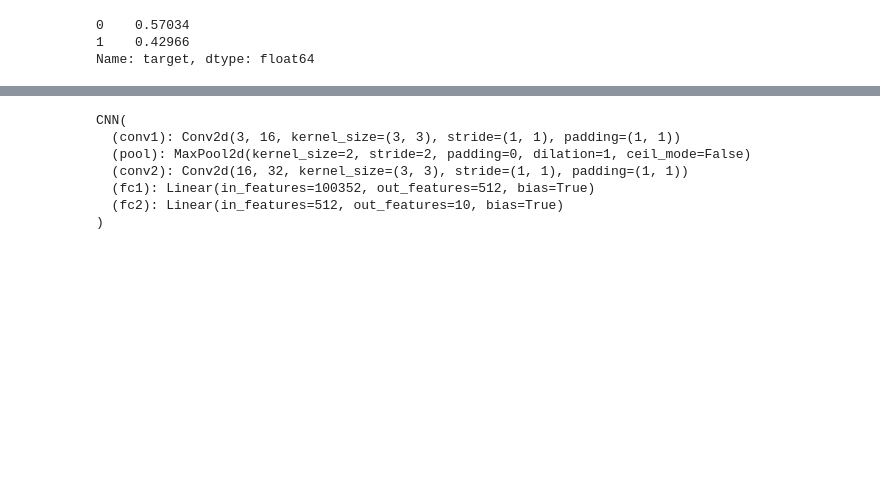
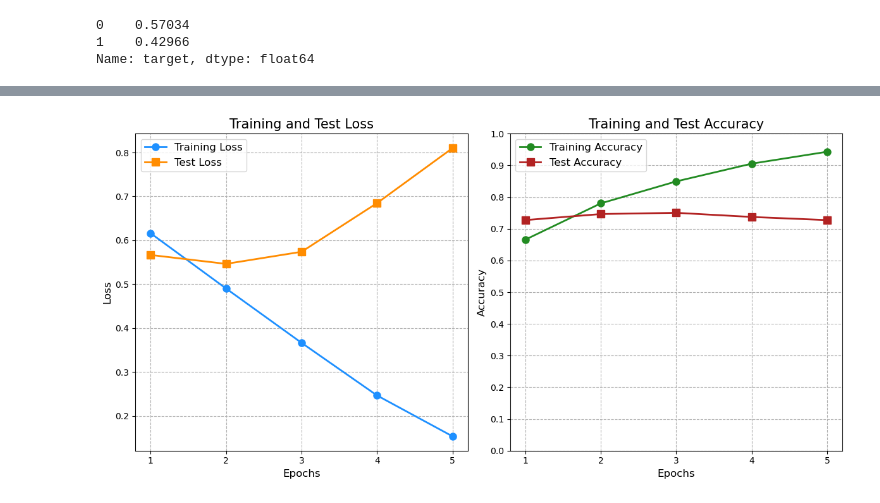
Before and after one commit to sinanuozdemir/oreilly-pytorch-dl, a Jupyter notebook: notebooks/2_rnn_and_cnn.ipynb, the cells around one changed output, grey strips where cells are left out. Drawn from its saved outputs; the diff is of its cells as text; code cells hidden in the pictures; blank space fills up the shorter version.

```diff
--- a/notebooks/2_rnn_and_cnn.ipynb
+++ b/notebooks/2_rnn_and_cnn.ipynb
@@ -471,10 +546,43 @@ Accuracy: 0.7393, F1-score: 0.7326, Precision: 0.7323, Recall: 0.7328
-# %%
-trained_cnn_model
-# %% [output]
-CNN(
-  (conv1): Conv2d(3, 16, kernel_size=(3, 3), stride=(1, 1), padding=(1, 1))
-  (pool): MaxPool2d(kernel_size=2, stride=2, padding=0, dilation=1, ceil_mode=False)
-  (conv2): Conv2d(16, 32, kernel_size=(3, 3), stride=(1, 1), padding=(1, 1))
-  (fc1): Linear(in_features=100352, out_features=512, bias=True)
-  (fc2): Linear(in_features=512, out_features=10, bias=True)
-)
+# %%
+import matplotlib.pyplot as plt
+
+# Loss values for each epoch
+train_loss = [0.6161, 0.4902, 0.3664, 0.2465, 0.1534]
+test_loss = [0.5666, 0.5463, 0.5738, 0.6847, 0.8100]
+
+# Accuracy values for each epoch
+train_acc = [0.6658, 0.7803, 0.8496, 0.9056, 0.9432]
+test_acc = [0.7275, 0.7466, 0.7505, 0.7374, 0.7275]
+
+# Number of epochs
+epochs = range(1, 6)
+
+plt.figure(figsize=(12, 6))
+
+# Plot for loss
+plt.subplot(1, 2, 1)
+plt.plot(epochs, train_loss, 'o-', lw=2, markersize=8, label='Training Loss', color='dodgerblue')
+plt.plot(epochs, test_loss, 's-', lw=2, markersize=8, label='Test Loss', color='darkorange')
+plt.title('Training and Test Loss', fontsize=15)
+plt.xlabel('Epochs', fontsize=12)
+plt.ylabel('Loss', fontsize=12)
+plt.grid(True, linestyle='--')
+plt.xticks(epochs)
+plt.legend(fontsize=12)
+
+# Plot for accuracy
+plt.subplot(1, 2, 2)
+plt.plot(epochs, train_acc, 'o-', lw=2, markersize=8, label='Training Accuracy', color='forestgreen')
+plt.plot(epochs, test_acc, 's-', lw=2, markersize=8, label='Test Accuracy', color='firebrick')
+plt.title('Training and Test Accuracy', fontsize=15)
+plt.xlabel('Epochs', fontsize=12)
+plt.ylabel('Accuracy', fontsize=12)
+plt.grid(True, linestyle='--')
+plt.xticks(epochs)
+plt.yticks([i * 0.1 for i in range(11)]) # Y-axis in increments of 0.1
+plt.legend(fontsize=12)
+
+plt.tight_layout()
+plt.show()
+# %% [output]
+[figure, added]
```
Also changed, not shown: parts of 18 cells of this notebook, 4 other files.
